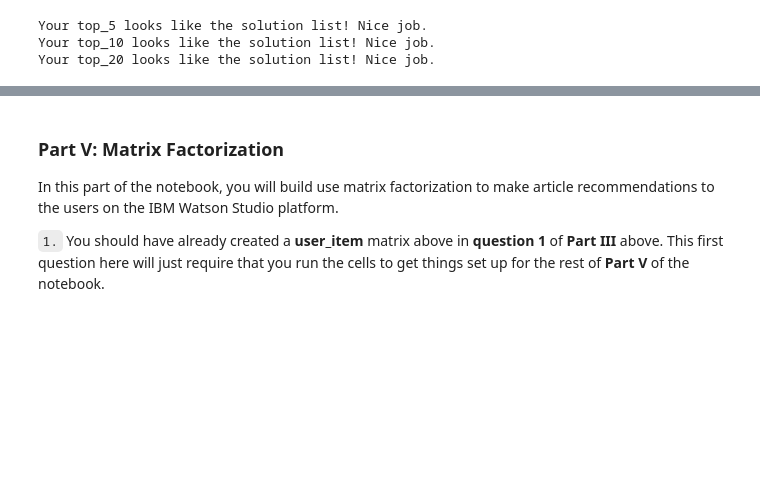
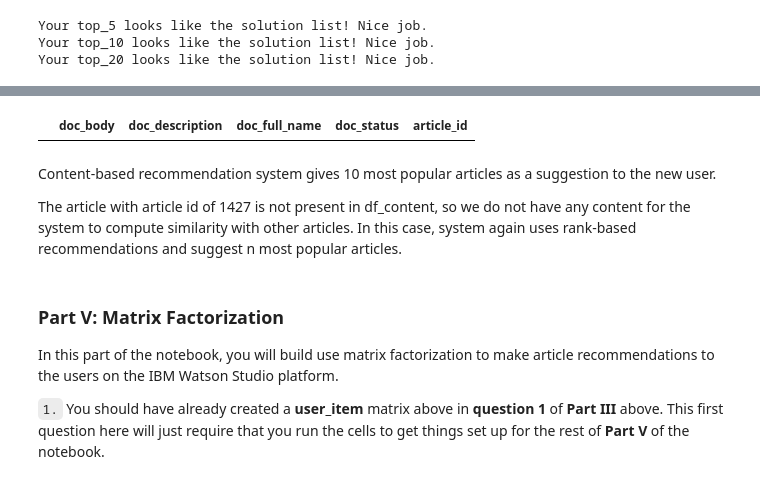
Before and after one commit to ilknurCakir/Recommendations-with-IBM, a Jupyter notebook: Recommendations_with_IBM.ipynb, the cells around one changed output, grey strips where cells are left out. Drawn from its saved outputs; the diff is of its cells as text; code cells hidden in the pictures; blank space fills up the shorter version.

```diff
--- a/Recommendations_with_IBM.ipynb
+++ b/Recommendations_with_IBM.ipynb
@@ -364,0 +846,6 @@ Your top_20 looks like the solution list! Nice job.
+# %%
+# to make sure that we have no duplicated rows for df_content
+index_to_drop = df_content.loc[df_content.article_id.duplicated()].index
+df_content.drop(index_to_drop, axis = 0, inplace = True)
+# resetting index
+df_content.reset_index(drop = True, inplace = True)
@@ -365,3 +1066,11 @@ Your top_20 looks like the solution list! Nice job.
+# %%
+df_content[df_content.article_id == 1427]
+# %% [output]
+|  | doc_body | doc_description | doc_full_name | doc_status | article_id |
+# %% [markdown]
+Content-based recommendation system gives 10 most popular articles as a suggestion to the new user.
+
+The article with article id of 1427 is not present in df_content, so we do not have any content for the system to compute similarity with other articles. In this case, system again uses rank-based recommendations and suggest n most popular articles.
 # %% [markdown]
 ### <a class="anchor" id="Matrix-Fact">Part V: Matrix Factorization</a>
 
```
Also changed, not shown: parts of 47 cells of this notebook.
